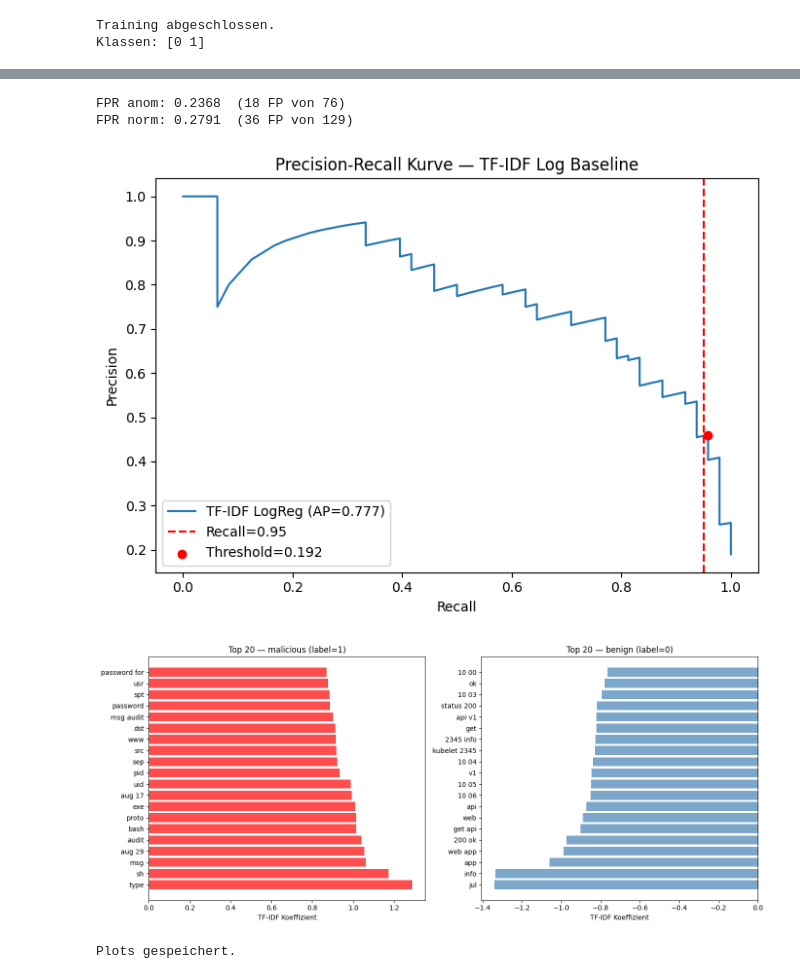
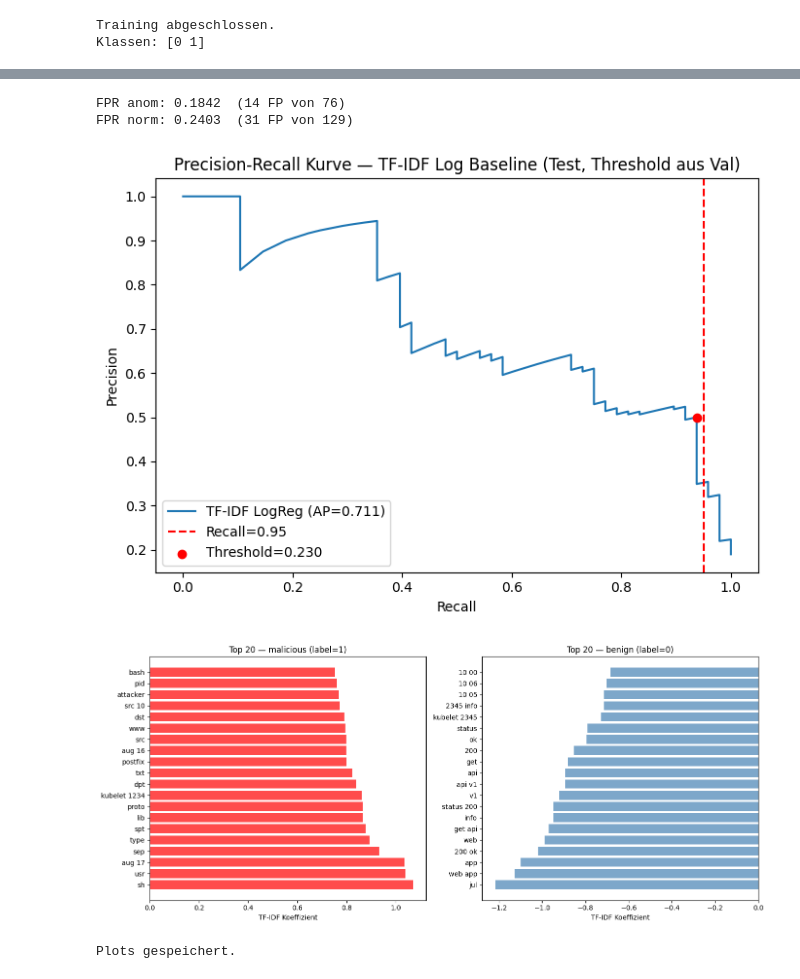
Before and after one commit to Nirosh04/bachelorarbeit-cloudanobench, a Jupyter notebook: notebooks/03_log_component.ipynb, the cells around one changed output, grey strips where cells are left out. Drawn from its saved outputs; the diff is of its cells as text; code cells hidden in the pictures.

```diff
--- a/notebooks/03_log_component.ipynb
+++ b/notebooks/03_log_component.ipynb
@@ -88,7 +97,7 @@ anom     76
 mali     48
 Name: count, dtype: int64
 # %%
-# TF-IDF: fit nur auf Trainingsdaten (kein Leakage)
+# TF-IDF: fit nur auf Trainingsdaten (kein Leakage auf Val oder Test)
 vectorizer = TfidfVectorizer(
     max_features=10_000,    # Kompromiss: ausreichend Vokabular, sparse Matrix handhabbar
     ngram_range=(1, 2),     # Bigramme essentiell für Syslog: 'msg audit', 'password for'
@@ -98,10 +107,12 @@ vectorizer = TfidfVectorizer(
 )
 
 X_train_tfidf = vectorizer.fit_transform(X_train_text)
-X_test_tfidf  = vectorizer.transform(X_test_text)
+X_val_tfidf   = vectorizer.transform(X_val_text)   # Val: nur transform (kein fit)
+X_test_tfidf  = vectorizer.transform(X_test_text)  # Test: nur transform (kein fit)
 
 print(f"Vokabular-Größe:  {len(vectorizer.vocabulary_)}")
 print(f"Train Matrix:     {X_train_tfidf.shape}")
+print(f"Val Matrix:       {X_val_tfidf.shape}")
 print(f"Test Matrix:      {X_test_tfidf.shape}")
 # %% [output]
 Vokabular-Größe:  10000
@@ -158,55 +259,55 @@ FPR gesamt (anom+norm):  0.2634  (54 FP von 205)
 # FPR getrennt nach Dataset-Typ: prüft ob Log-Validator zwischen
 # technischen Anomalien (anom) und täuschend normalen Szenarien (norm) unterscheidet
 for dtype in ['anom', 'norm']:
-    mask = (meta_test_case['dataset_type'] == dtype).values
-    fp_sub = y_pred_log[mask].sum()
+    mask = (test_cases_df['dataset_type'] == dtype).values
+    fp_sub = y_pred_test_log[mask].sum()
     total_sub = mask.sum()
     print(f"FPR {dtype}: {fp_sub/total_sub:.4f}  ({fp_sub} FP von {total_sub})")
 # %% [output]
-FPR anom: 0.2368  (18 FP von 76)
-FPR norm: 0.2791  (36 FP von 129)
+FPR anom: 0.1842  (14 FP von 76)
+FPR norm: 0.2403  (31 FP von 129)
 # %%
 docs_path = os.path.join(os.getcwd(), "..", "docs")
 os.makedirs(docs_path, exist_ok=True)
 
 # PR-Kurve
 fig, ax = plt.subplots(figsize=(7, 5))
-ax.plot(recalls, precisions, label=f'TF-IDF LogReg (AP={ap:.3f})')
+ax.plot(recalls_test_log, precisions_test_log, label=f'TF-IDF LogReg (AP={ap_test_log:.3f})')
 ax.axvline(x=0.95, color='red', linestyle='--', label='Recall=0.95')
-ax.scatter([recall_score(y_test_case, y_pred_log)],
-           [tp / (tp + fp) if (tp + fp) > 0 else 0],
-           color='red', zorder=5, label=f'Threshold={best_threshold:.3f}')
+ax.scatter([recall_score(y_test_case, y_pred_test_log)],
+           [precision_at_t_log],
+           color='red', zorder=5, label=f'Threshold={best_threshold_log_val:.3f}')
 ax.set_xlabel('Recall')
 ax.set_ylabel('Precision')
-ax.set_title('Precision-Recall Kurve — TF-IDF Log Baseline')
+ax.set_title('Precision-Recall Kurve — TF-IDF Log Baseline (Test, Threshold aus Val)')
 ax.legend()
 plt.tight_layout()
 plt.savefig(os.path.join(docs_path, "pr_curve_log.png"), dpi=150)
 plt.show()
 
 # Top TF-IDF Features nach Koeffizient
 feature_names = vectorizer.get_feature_names_out()
 coefs = log_reg.coef_[0]
 
 # Koeffizienten absteigend sortiert: höchste = stärkste malicious-Indikatoren
 top_pos_idx = coefs.argsort()[-20:][::-1]
 # Aufsteigend sortiert: negativste = stärkste benign-Indikatoren
 top_neg_idx = coefs.argsort()[:20]
 
 fig, axes = plt.subplots(1, 2, figsize=(14, 6))
 axes[0].barh([feature_names[i] for i in top_pos_idx],
              coefs[top_pos_idx], color='red', alpha=0.7)
 axes[0].set_title("Top 20 — malicious (label=1)")
 axes[0].set_xlabel("TF-IDF Koeffizient")
 axes[1].barh([feature_names[i] for i in top_neg_idx],
              coefs[top_neg_idx], color='steelblue', alpha=0.7)
 axes[1].set_title("Top 20 — benign (label=0)")
 axes[1].set_xlabel("TF-IDF Koeffizient")
 plt.tight_layout()
 plt.savefig(os.path.join(docs_path, "tfidf_top_features.png"), dpi=150)
 plt.show()
 print("Plots gespeichert.")
 # %% [output]
-[figure, old version]
+[figure, new version]
-[figure, old version]
+[figure, new version]
 Plots gespeichert.
```
Also changed, not shown: parts of 4 cells of this notebook, 19 other files.
